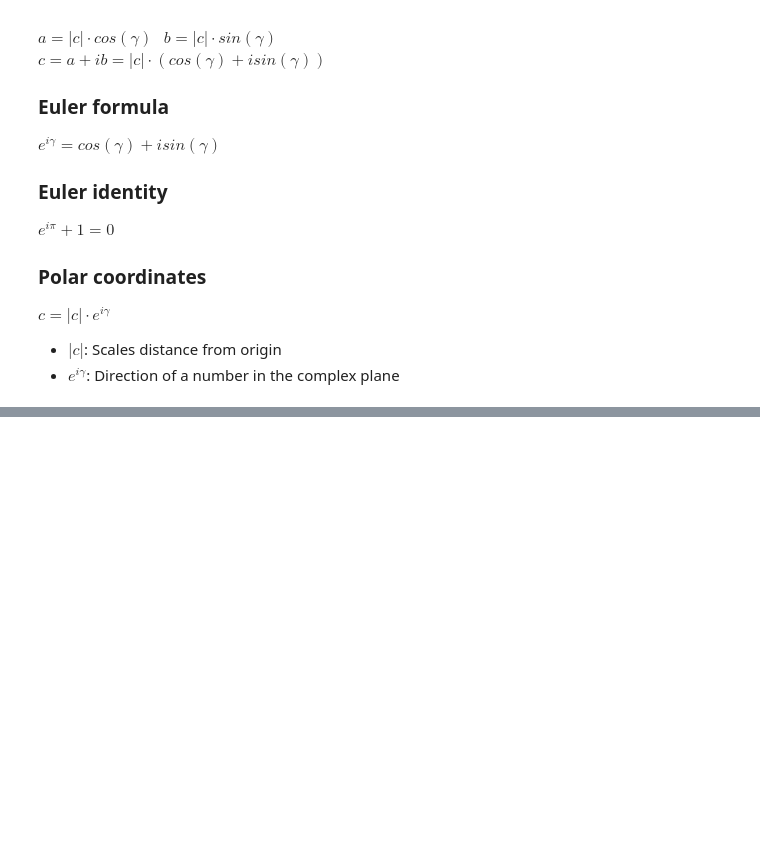
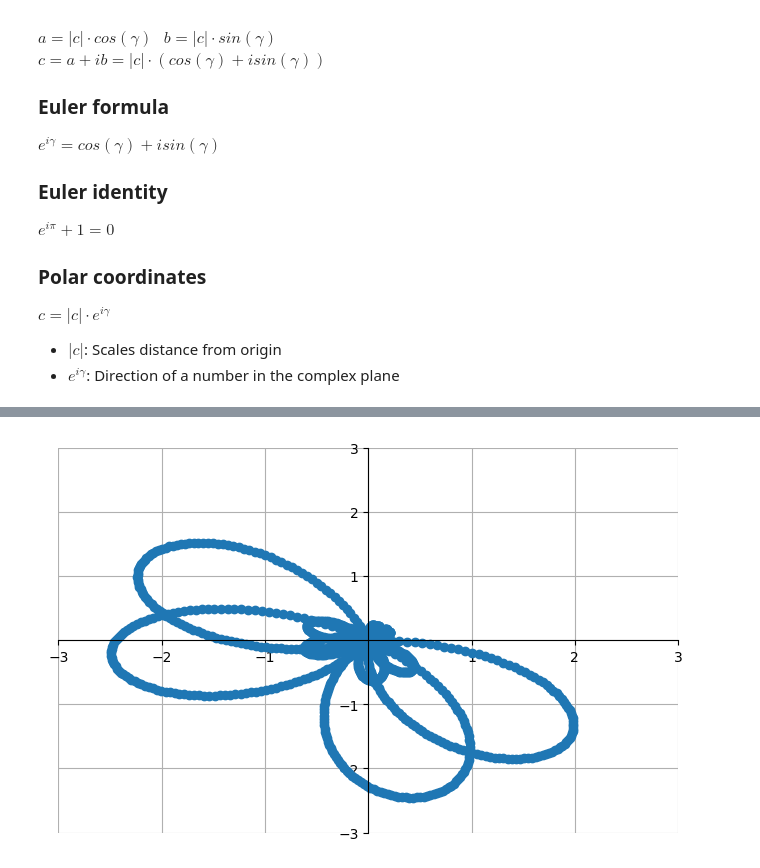
Before and after one commit to nuyhc/RhythmStudy, a Jupyter notebook: 2. DSP/DSP_4_김채현.ipynb, the cells around one changed output, grey strips where cells are left out. Cells and saved outputs as stored; diff of their text form; code cells hidden in the pictures; blank space fills up the shorter version.

```diff
--- a/2. DSP/DSP_4_김채현.ipynb
+++ b/2. DSP/DSP_4_김채현.ipynb
@@ -189,0 +296,8 @@ $$c_f = { d_f \over \sqrt 2 } \cdot e^{-i2\pi\varphi_f}$$
+# %%
+time = np.linspace(0, 2, 1000)
+plot_fourier_transform(pure_tone_freq=1.1,
+                       signal_freq=1,
+                       time=time
+                       )
+# %% [output]
+[figure, added]
```
Also changed, not shown: parts of 11 cells of this notebook.
